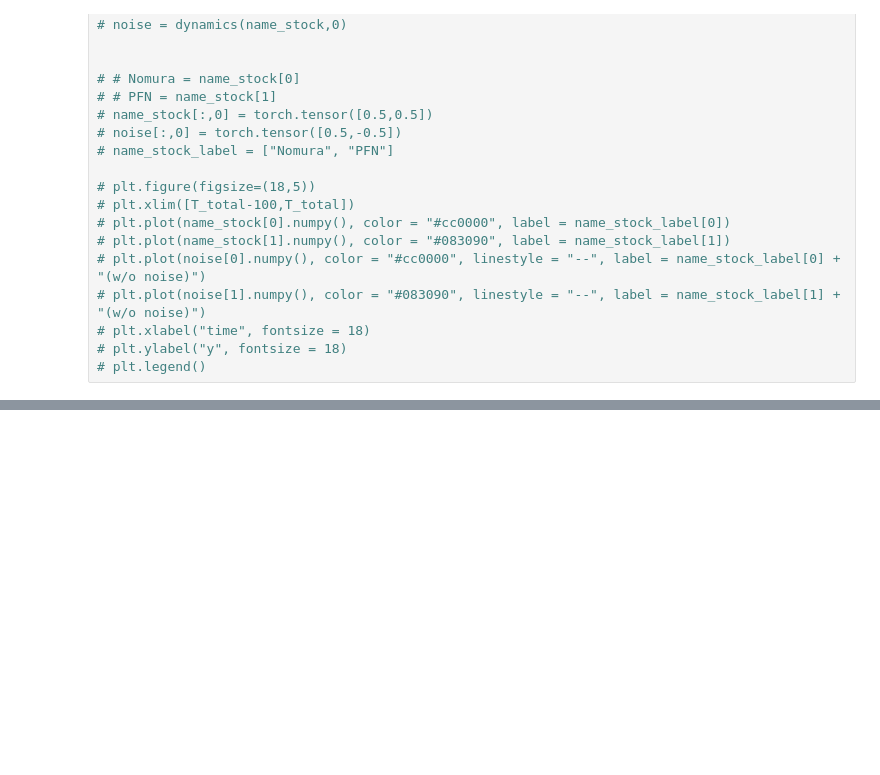
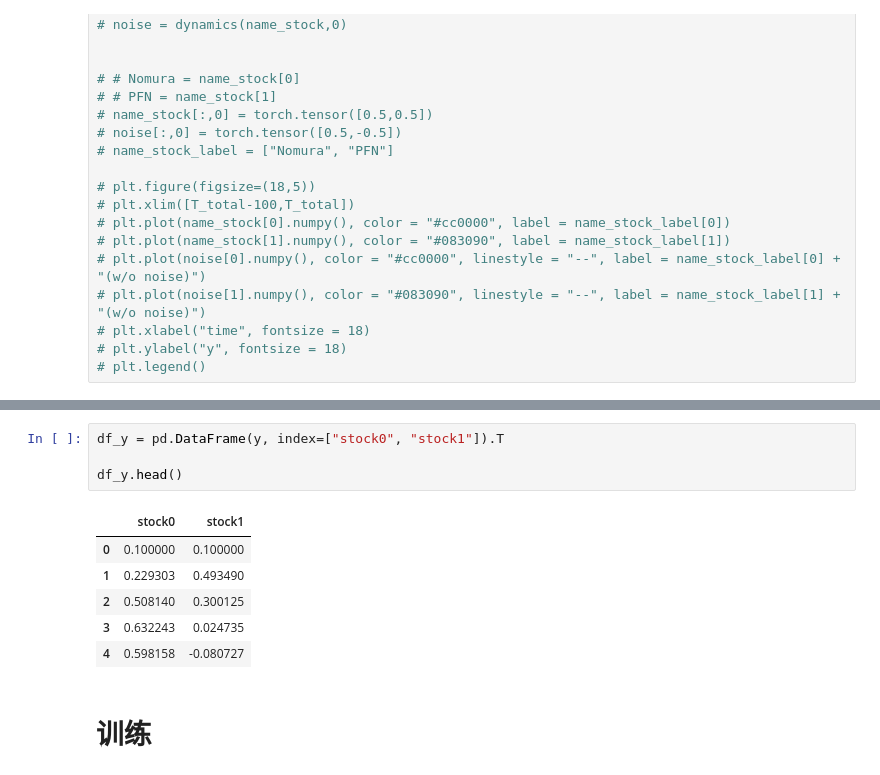
Before and after one commit to Zxser/Quantitative-analysis, a Jupyter notebook: C-择时类/”Trader-Company“集成算法交易策略/Trader_Company.ipynb, the cells around one changed output, grey strips where cells are left out. Drawn from its saved outputs; the diff is of its cells as text; blank space fills up the shorter version.

```diff
--- a/C-择时类/”Trader-Company“集成算法交易策略/Trader_Company.ipynb
+++ b/C-择时类/”Trader-Company“集成算法交易策略/Trader_Company.ipynb
@@ -229,0 +608,13 @@ class Trader():
+# %%
+df_y = pd.DataFrame(y, index=["stock0", "stock1"]).T
+
+df_y.head()
+# %% [output]
+|  | stock0 | stock1 |
+| 0 | 0.100000 | 0.100000 |
+| 1 | 0.229303 | 0.493490 |
+| 2 | 0.508140 | 0.300125 |
+| 3 | 0.632243 | 0.024735 |
+| 4 | 0.598158 | -0.080727 |
+# %% [markdown]
+# 训练
```
Also changed, not shown: parts of 15 cells of this notebook, 2 other files.
